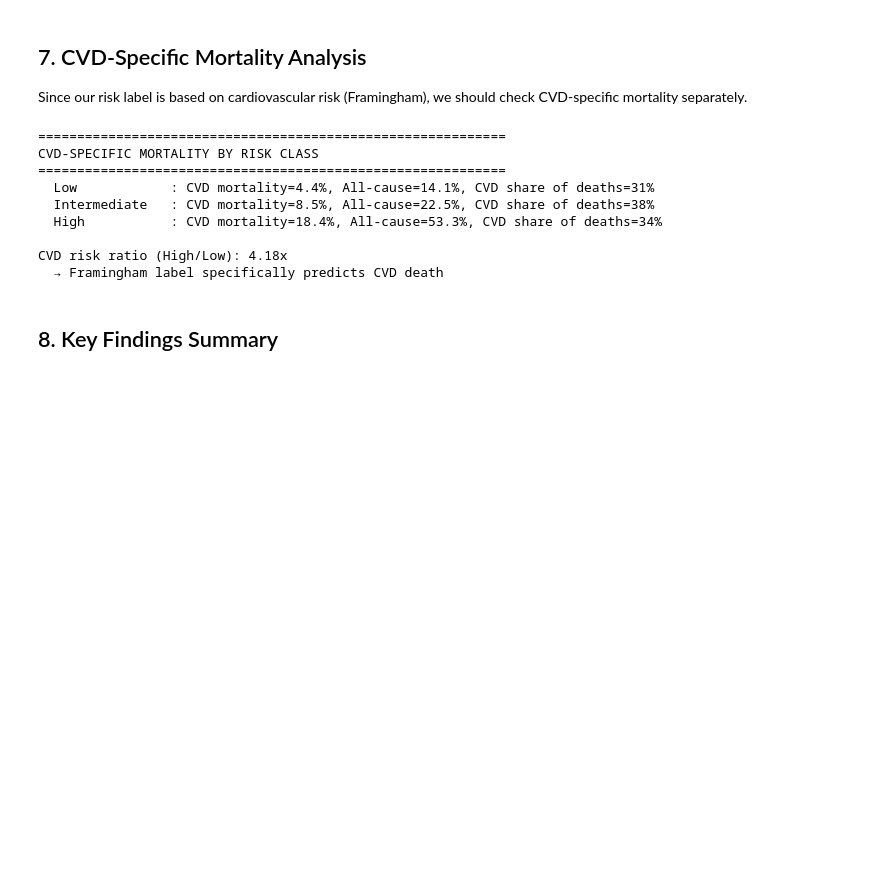
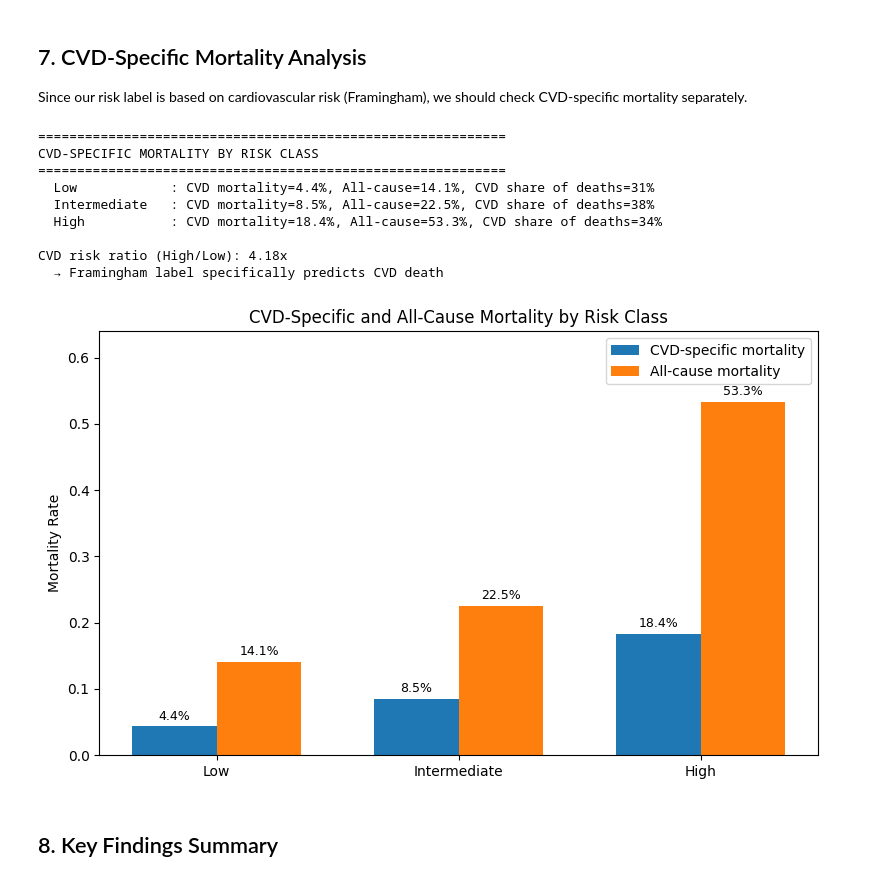
Before and after one commit to Lubaba12/capstone-wearable-underwriting, a Jupyter notebook: notebooks/06_mortality_validation.ipynb, the cells around one changed output. Drawn from its saved outputs; the diff is of its cells as text; code cells hidden in the pictures; blank space fills up the shorter version.

Commit message:
Figure for CVD added

```diff
--- a/notebooks/06_mortality_validation.ipynb
+++ b/notebooks/06_mortality_validation.ipynb
@@ -664,6 +664,45 @@ CVD-SPECIFIC MORTALITY BY RISK CLASS
 
 CVD risk ratio (High/Low): 4.18x
   → Framingham label specifically predicts CVD death
+# %%
+import matplotlib.pyplot as plt
+import numpy as np
+
+# Prepare data
+risk_labels = [CLASS_NAMES[i] for i in [0, 1, 2]]
+cvd_rates = []
+all_cause_rates = []
+
+for cls in [0, 1, 2]:
+    subset = df_a[df_a['risk_class'] == cls]
+    cvd_rates.append(subset['cvd_death'].mean())
+    all_cause_rates.append(subset['deceased'].mean())
+
+# Bar plot
+x = np.arange(len(risk_labels))
+width = 0.35
+
+plt.figure(figsize=(8, 5))
+plt.bar(x - width/2, cvd_rates, width, label='CVD-specific mortality')
+plt.bar(x + width/2, all_cause_rates, width, label='All-cause mortality')
+
+plt.xticks(x, risk_labels)
+plt.ylabel('Mortality Rate')
+plt.title('CVD-Specific and All-Cause Mortality by Risk Class')
+plt.ylim(0, max(all_cause_rates) * 1.2)
+plt.legend()
+
+# Add percentage labels on bars
+for i, v in enumerate(cvd_rates):
+    plt.text(x[i] - width/2, v + 0.01, f'{v:.1%}', ha='center', fontsize=9)
+
+for i, v in enumerate(all_cause_rates):
+    plt.text(x[i] + width/2, v + 0.01, f'{v:.1%}', ha='center', fontsize=9)
+
+plt.tight_layout()
+plt.show()
+# %% [output]
+[figure, added]
 # %% [markdown]
 ## 8. Key Findings Summary
 # %%
```
Also changed, not shown: parts of 1 cell of this notebook.
